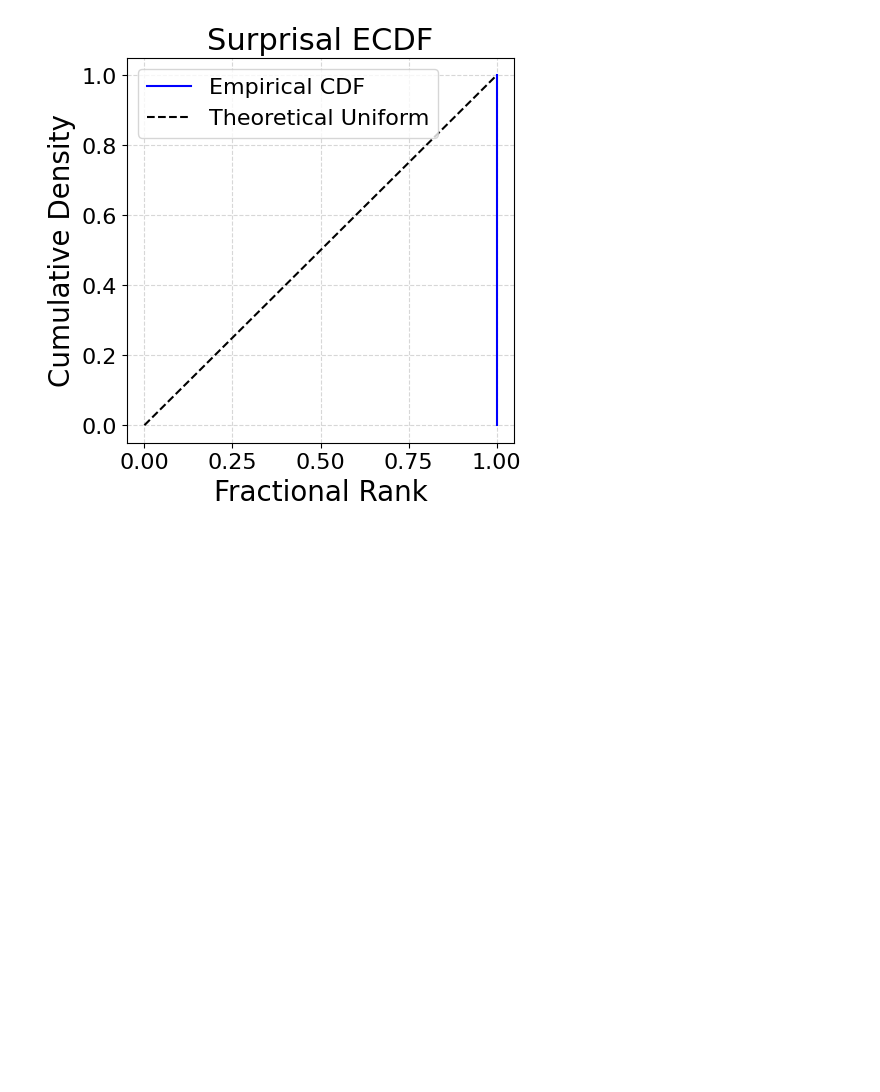
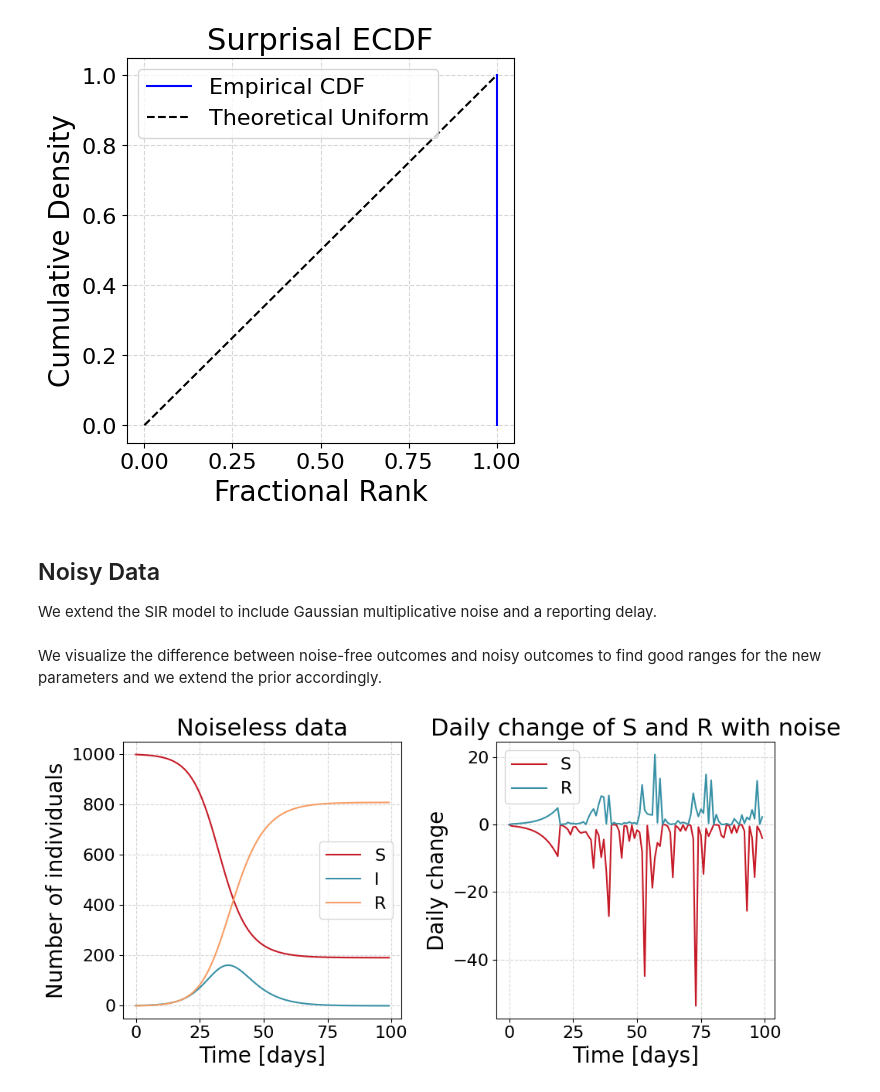
Before and after one commit to juancprolam/generative_neural_networks_for_the_sciences, a Jupyter notebook: ex04/epidemiology-part-2-w-sample.ipynb, the cells around one changed output. Cells and saved outputs as stored; diff of their text form; code cells hidden in the pictures; blank space fills up the shorter version.

```diff
--- a/ex04/epidemiology-part-2-w-sample.ipynb
+++ b/ex04/epidemiology-part-2-w-sample.ipynb
@@ -651,8 +655,7 @@ class Simulator:
         self.__set_stats__(prior(10000))
 
     def __call__(self, prior_samples, return_C=False):
-        X, C = np.zeros((prior_samples.shape[0], T, len(self.labels))), np.zeros((prior_samples.shape[0
-], T, len(self.C)))
+        X, C = np.zeros((prior_samples.shape[0], int(T), len(self.labels))), np.zeros((prior_samples.shape[0], int(T), len(self.C)))
         for i, p in enumerate(prior_samples):
             X[i,...], C[i,...] = self.simulator_fn(*p)
         if return_C:
@@ -814,11 +817,10 @@ class SummaryNN(nn.Module):
 # %% [markdown]
 We put all options and defaults into config dictionaries.
 # %%
-"""
 train_config = {
     'batch_size': 512,
     'shuffle': True,
-    'training_steps': 5000, # istead of fixed epochs - to have the same nr of steps when varying n_samples & batch_size
+    'training_steps': 10000, # istead of fixed epochs - to have the same nr of steps when varying n_samples & batch_size
     'learning_rate': 0.0001,
     'gradient_clipping': 1.0,
     'weight_decay': 1e-4,
@@ -835,13 +837,12 @@ summary_config = {
 }
 
 data_config =  {
-    'n_samples': 5000,
+    'n_samples': 10000,
     'n_validation': 100,
     'prior': prior,
     'simulator': simulator,
     'n_test': 1000,
 }
-"""
 # %% [markdown]
 The following learning function configures  SummaryNN  as a point estimator by setting  n_params_to_predict  to the number of hidden
 simulator parameters (3 in this case) and by regression against their ground-truth values with  train_config['loss_fn'] =
@@ -1677,3 +1676,7 @@ def plot_ecdf_from_ranks(ranks, n_posterior_samples):
 plot_ecdf_from_ranks(surprisals_ranks, n_posterior_samples=data_config['n_posterior_samples'])
 # %% [output]
 [figure]
+# %% [markdown]
+## Noisy Data
+
+We extend the SIR model to include Gaussian multiplicative noise and a reporting delay.
@@ -1679,0 +1722,26 @@ plot_ecdf_from_ranks(surprisals_ranks, n_posterior_samples=data_config['n_poster
+# %% [markdown]
+We visualize the difference between noise-free outcomes and noisy outcomes to find good ranges for the new parameters and we extend the prior accordingly.
+# %%
+#                         lam  mu   I_0  L  rho  sigma_2 T
+X, C = simulate_sir_noisy(0.4, 0.2, 1,   20, 0.4,   2,  100)
+
+fig, ax = plt.subplots(1, 2, figsize=(10, 5))
+
+ax[0].plot(C[:,0], label="S")
+ax[0].plot(C[:,1], label="I")
+ax[0].plot(C[:,2], label="R")
+ax[0].set_xlabel("Time [days]")
+ax[0].set_ylabel("Number of individuals")
+ax[0].set_title("Noiseless data")
+ax[0].legend()
+
+ax[1].plot(X[:,0], label="S")
+ax[1].plot(X[:,1], label="R")
+ax[1].set_xlabel("Time [days]")
+ax[1].set_ylabel("Daily change")
+ax[1].set_title("Daily change of S and R with noise")
+ax[1].legend()
+
+plt.tight_layout()
+# %% [output]
+[figure, added]
```
Also changed, not shown: parts of 20 cells of this notebook, 2 other files.
